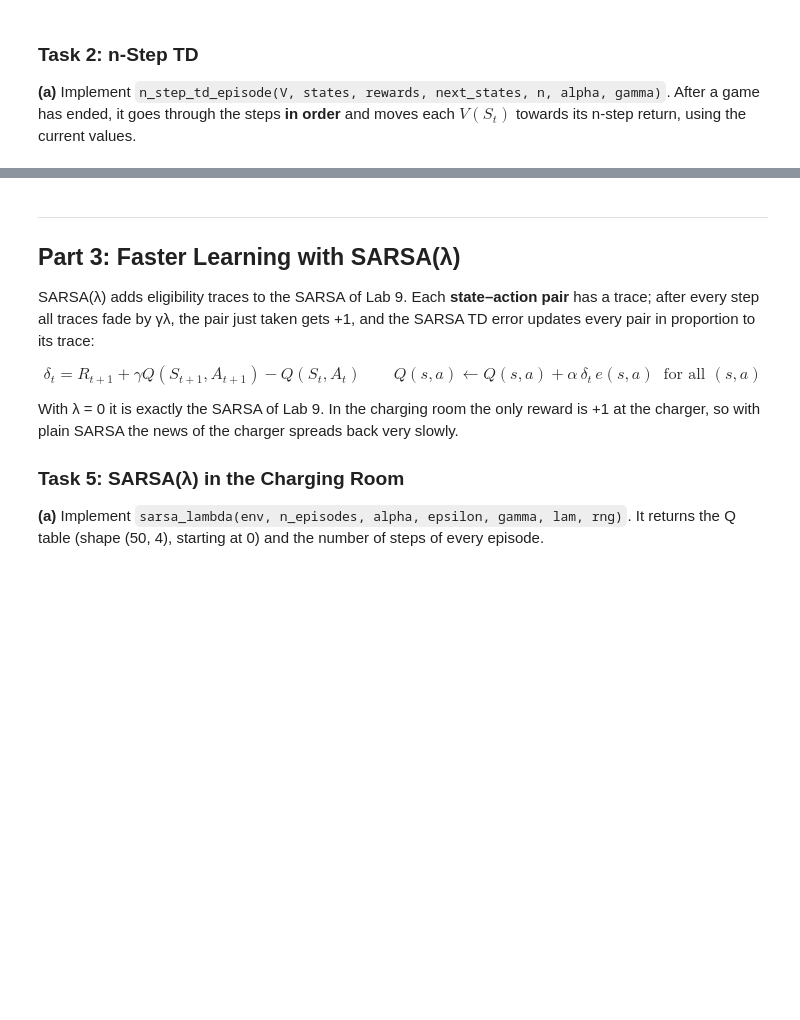
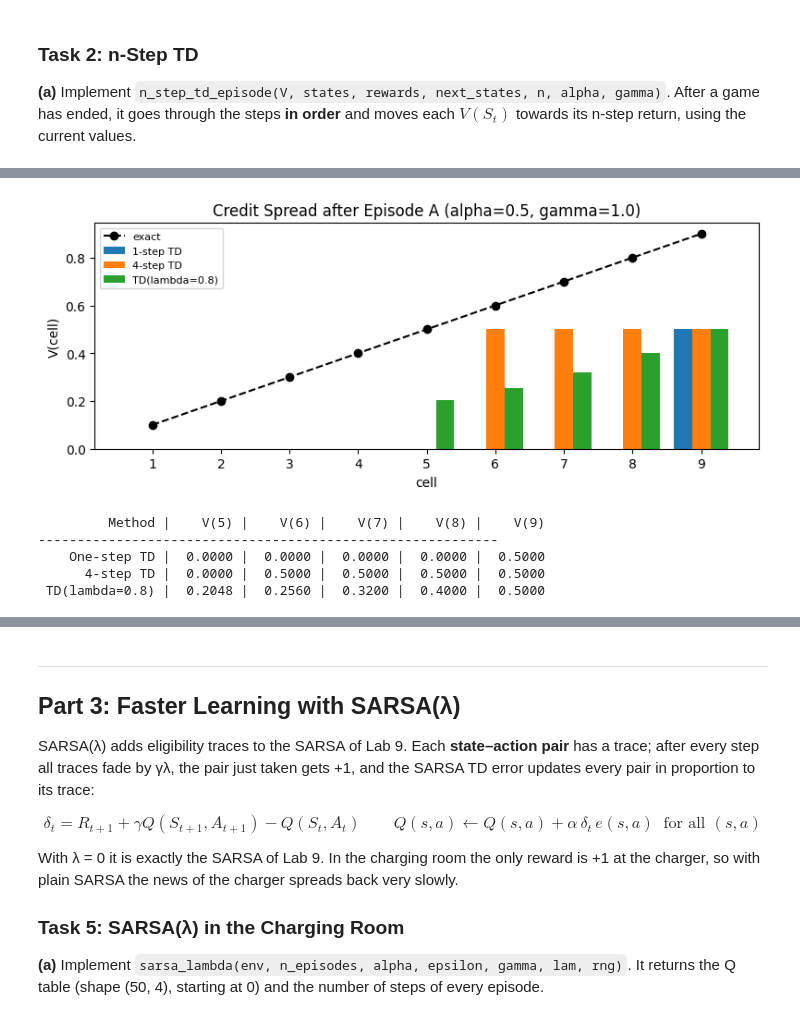
Before and after one commit to SikandarHussain6858/RL_labs, a Jupyter notebook: RL_Lab10_502808.ipynb, the cells around one changed output, grey strips where cells are left out. Saved outputs shown, nothing was run; the diff lists cells and outputs as text; code cells hidden in the pictures; blank space fills up the shorter version.

```diff
--- a/RL_Lab10_502808.ipynb
+++ b/RL_Lab10_502808.ipynb
@@ -377,20 +503,26 @@ If the TD error at step 4 is δ = 0.5 and α = 0.1, by how much does each of V(5
 def td_lambda_episode(V, states, rewards, next_states, lam, alpha, gamma):
     # Backward-view TD(lambda) with accumulating traces, applied to one recorded episode.
     E = np.zeros_like(V)                  # traces start at 0
-    # TODO: for every step: compute delta, fade all traces, add 1 to the current cell's
-    #       trace, then V += alpha * delta * E
-    # your code here
-
-    pass
+    T = len(states)
+    for t in range(T):
+        s = states[t]
+        r = rewards[t]
+        s2 = next_states[t]
+        delta = r + gamma * V[s2] - V[s]
+        E = gamma * lam * E
+        E[s] += 1.0
+        V += alpha * delta * E
+        V[list(AISLE_TERMINALS)] = 0.0
 
 
 def td_lambda(env, policy, lam, n_episodes, alpha, gamma, rng):
     # Plays n_episodes games and returns V and the RMS error after every game.
     V = np.zeros(AISLE_N)
     errors = np.zeros(n_episodes)
-    # TODO
-    # your code here
-
+    for ep in range(n_episodes):
+        states, actions, rewards, next_states = run_episode(env, policy, rng)
+        td_lambda_episode(V, states, rewards, next_states, lam, alpha, gamma)
+        errors[ep] = rms_error(V)
     return V, errors
 # %% [markdown]
 **Predict first.** Which λ do you expect to learn fastest: 0, 0.4, 0.8 or 0.95?
@@ -437,8 +624,34 @@ Start each method from V = 0 and learn from episode A once, with α = 0.5 and γ
 
 Plot the three value estimates with `plot_values` and complete Table 8.
 # %%
-# TODO: learn from episode A once with each method (each from its own V = 0) and plot.
-# your code here
+# Learn from episode A once with each method (each from its own V = 0) and plot.
+alpha_task4 = 0.5
+gamma_task4 = 1.0
+
+V_1step = np.zeros(AISLE_N)
+n_step_td_episode(V_1step, A_states, A_rewards, A_next_states, 1, alpha_task4, gamma_task4)
+
+V_4step = np.zeros(AISLE_N)
+n_step_td_episode(V_4step, A_states, A_rewards, A_next_states, 4, alpha_task4, gamma_task4)
+
+V_tdlam = np.zeros(AISLE_N)
+td_lambda_episode(V_tdlam, A_states, A_rewards, A_next_states, 0.8, alpha_task4, gamma_task4)
+
+plot_values([V_1step, V_4step, V_tdlam], ["1-step TD", "4-step TD", "TD(lambda=0.8)"],
+            title="Credit Spread after Episode A (alpha=0.5, gamma=1.0)")
+
+print(f"{'Method':>15} | {'V(5)':>7} | {'V(6)':>7} | {'V(7)':>7} | {'V(8)':>7} | {'V(9)':>7}")
+print("-" * 59)
+print(f"{'One-step TD':>15} | {V_1step[5]:7.4f} | {V_1step[6]:7.4f} | {V_1step[7]:7.4f} | {V_1step[8]:7.4f} | {V_1step[9]:7.4f}")
+print(f"{'4-step TD':>15} | {V_4step[5]:7.4f} | {V_4step[6]:7.4f} | {V_4step[7]:7.4f} | {V_4step[8]:7.4f} | {V_4step[9]:7.4f}")
+print(f"{'TD(lambda=0.8)':>15} | {V_tdlam[5]:7.4f} | {V_tdlam[6]:7.4f} | {V_tdlam[7]:7.4f} | {V_tdlam[8]:7.4f} | {V_tdlam[9]:7.4f}")
+# %% [output]
+[figure, added]
+         Method |    V(5) |    V(6) |    V(7) |    V(8) |    V(9)
+-----------------------------------------------------------
+    One-step TD |  0.0000 |  0.0000 |  0.0000 |  0.0000 |  0.5000
+      4-step TD |  0.0000 |  0.5000 |  0.5000 |  0.5000 |  0.5000
+ TD(lambda=0.8) |  0.2048 |  0.2560 |  0.3200 |  0.4000 |  0.5000
 # %% [markdown]
 | Method | V(5) | V(6) | V(7) | V(8) | V(9) |
 |---|---|---|---|---|---|
```
Also changed, not shown: parts of 24 cells of this notebook.
